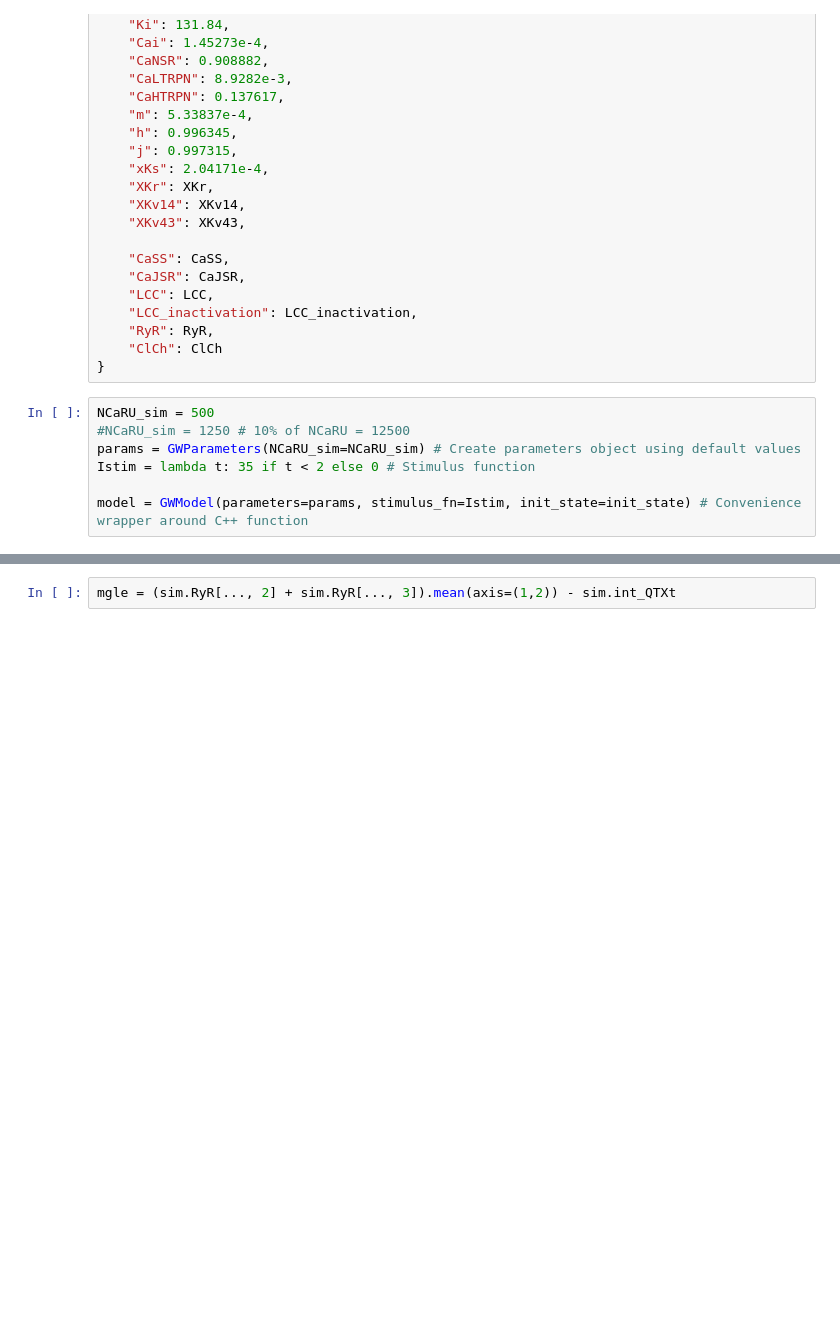
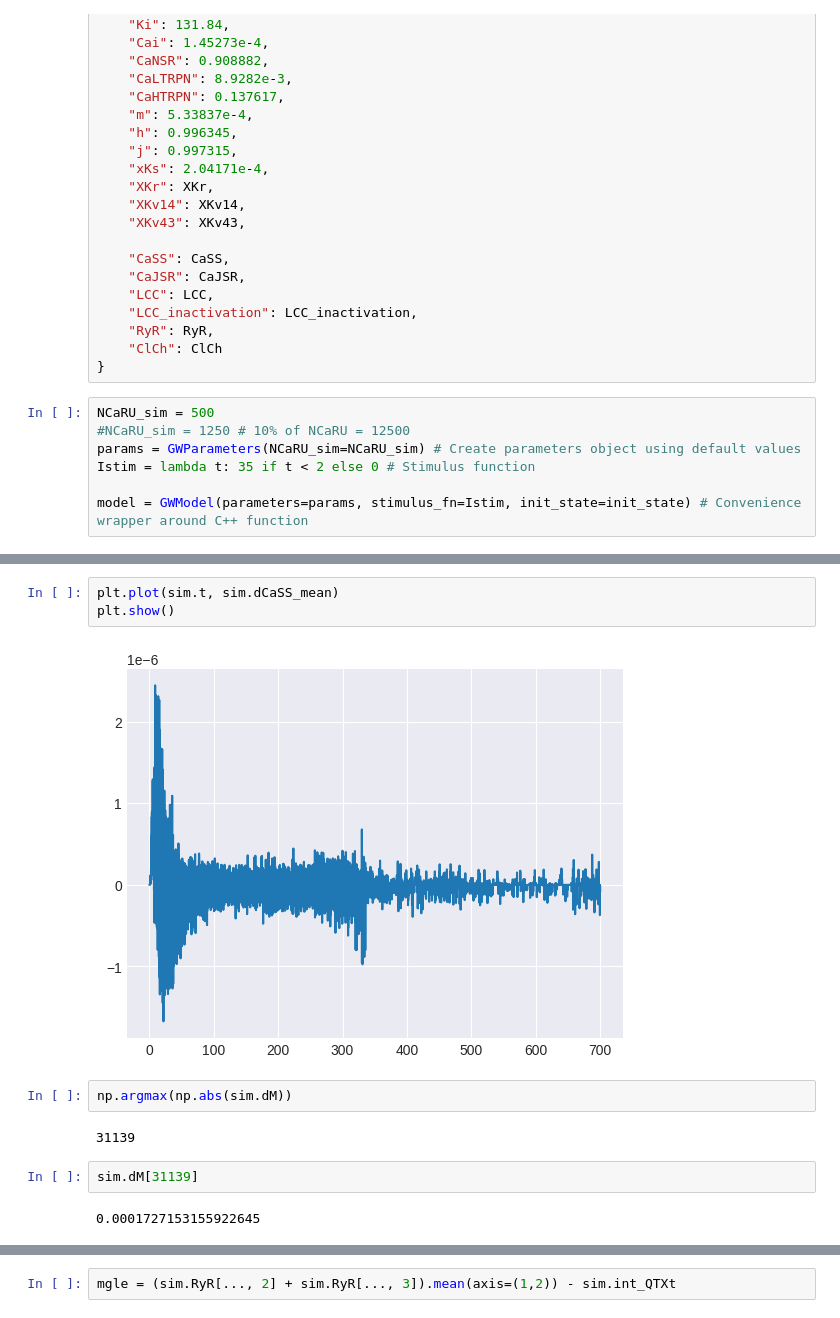
Before and after one commit to lukeoloughlin/GW-model, a Jupyter notebook: gw_martingale.ipynb, the cells around one changed output, grey strips where cells are left out. Cells and saved outputs as stored; diff of their text form; blank space fills up the shorter version.

```diff
--- a/gw_martingale.ipynb
+++ b/gw_martingale.ipynb
@@ -70,0 +86,13 @@ Wall time: 20.4 s
+# %%
+plt.plot(sim.t, sim.dCaSS_mean)
+plt.show()
+# %% [output]
+[figure, added]
+# %%
+np.argmax(np.abs(sim.dM))
+# %% [output]
+31139
+# %%
+sim.dM[31139]
+# %% [output]
+0.0001727153155922645
```
Also changed, not shown: parts of 19 cells of this notebook, 5 other files.
